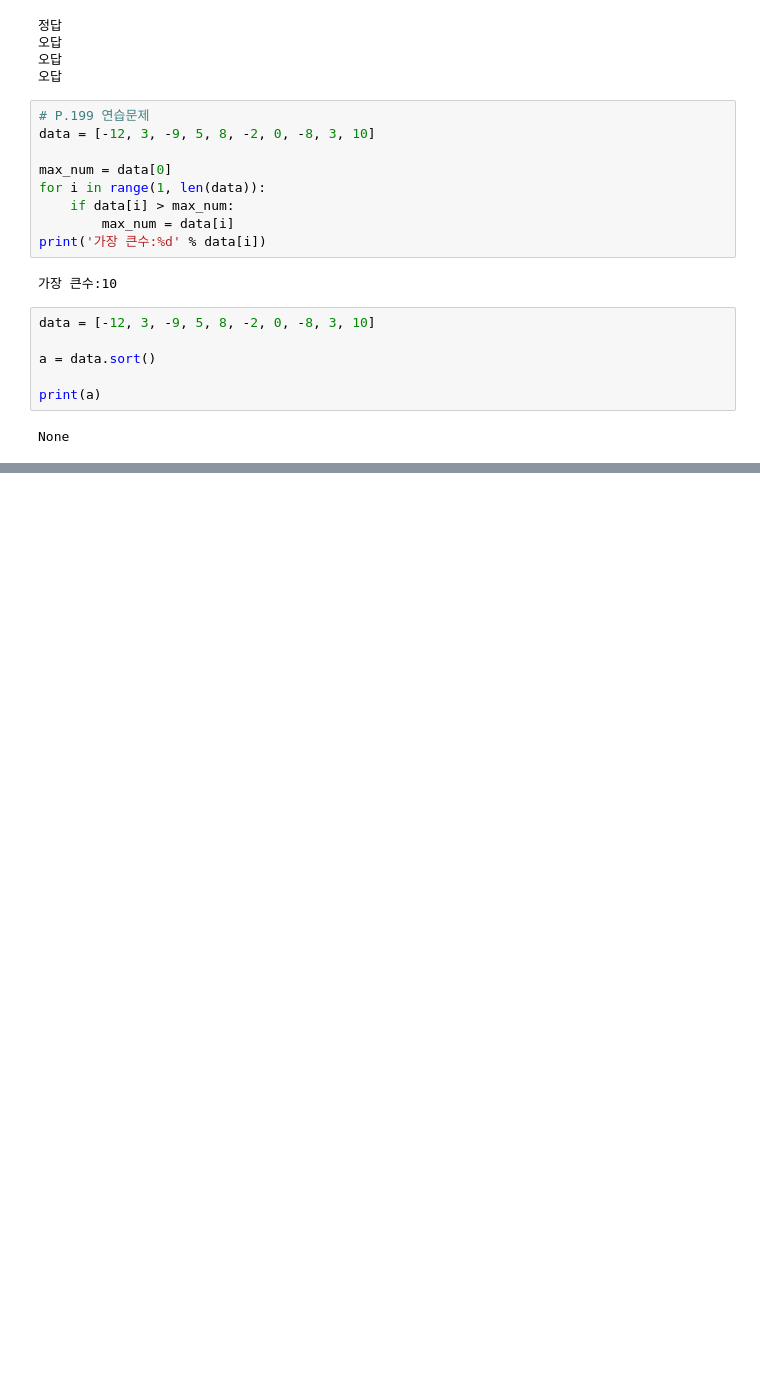
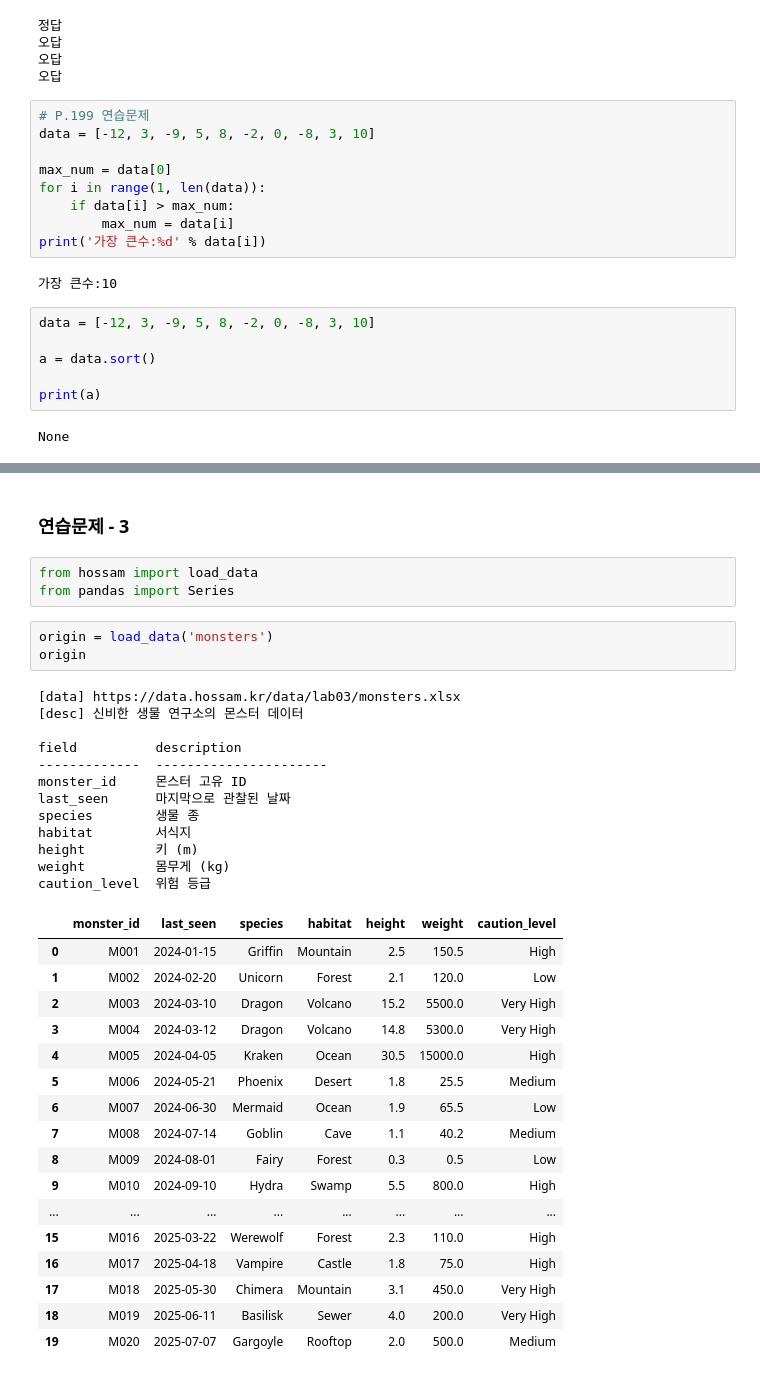
Before and after one commit to JAEYONG0303/For-python-, a Jupyter notebook: 코드 무한 연습용.ipynb, the cells around one changed output, grey strips where cells are left out. Cells and saved outputs as stored; diff of their text form; blank space fills up the shorter version.

```diff
--- a/코드 무한 연습용.ipynb
+++ b/코드 무한 연습용.ipynb
@@ -1018,0 +1474,38 @@ None
+# %% [markdown]
+### 연습문제 - 3
+# %%
+from hossam import load_data
+from pandas import Series
+# %%
+origin = load_data('monsters')
+origin
+# %% [output]
+[data] https://data.hossam.kr/data/lab03/monsters.xlsx
+[desc] 신비한 생물 연구소의 몬스터 데이터
+
+field          description
+-------------  ----------------------
+monster_id     몬스터 고유 ID
+last_seen      마지막으로 관찰된 날짜
+species        생물 종
+habitat        서식지
+height         키 (m)
+weight         몸무게 (kg)
+caution_level  위험 등급
+|  | monster_id | last_seen | species | habitat | height | weight | caution_level |
+| 0 | M001 | 2024-01-15 | Griffin | Mountain | 2.5 | 150.5 | High |
+| 1 | M002 | 2024-02-20 | Unicorn | Forest | 2.1 | 120.0 | Low |
+| 2 | M003 | 2024-03-10 | Dragon | Volcano | 15.2 | 5500.0 | Very High |
+| 3 | M004 | 2024-03-12 | Dragon | Volcano | 14.8 | 5300.0 | Very High |
+| 4 | M005 | 2024-04-05 | Kraken | Ocean | 30.5 | 15000.0 | High |
+| 5 | M006 | 2024-05-21 | Phoenix | Desert | 1.8 | 25.5 | Medium |
+| 6 | M007 | 2024-06-30 | Mermaid | Ocean | 1.9 | 65.5 | Low |
+| 7 | M008 | 2024-07-14 | Goblin | Cave | 1.1 | 40.2 | Medium |
+| 8 | M009 | 2024-08-01 | Fairy | Forest | 0.3 | 0.5 | Low |
+| 9 | M010 | 2024-09-10 | Hydra | Swamp | 5.5 | 800.0 | High |
+| ... | ... | ... | ... | ... | ... | ... | ... |
+| 15 | M016 | 2025-03-22 | Werewolf | Forest | 2.3 | 110.0 | High |
+| 16 | M017 | 2025-04-18 | Vampire | Castle | 1.8 | 75.0 | High |
+| 17 | M018 | 2025-05-30 | Chimera | Mountain | 3.1 | 450.0 | Very High |
+| 18 | M019 | 2025-06-11 | Basilisk | Sewer | 4.0 | 200.0 | Very High |
+| 19 | M020 | 2025-07-07 | Gargoyle | Rooftop | 2.0 | 500.0 | Medium |
```
Also changed, not shown: parts of 86 cells of this notebook, 9 other files.
